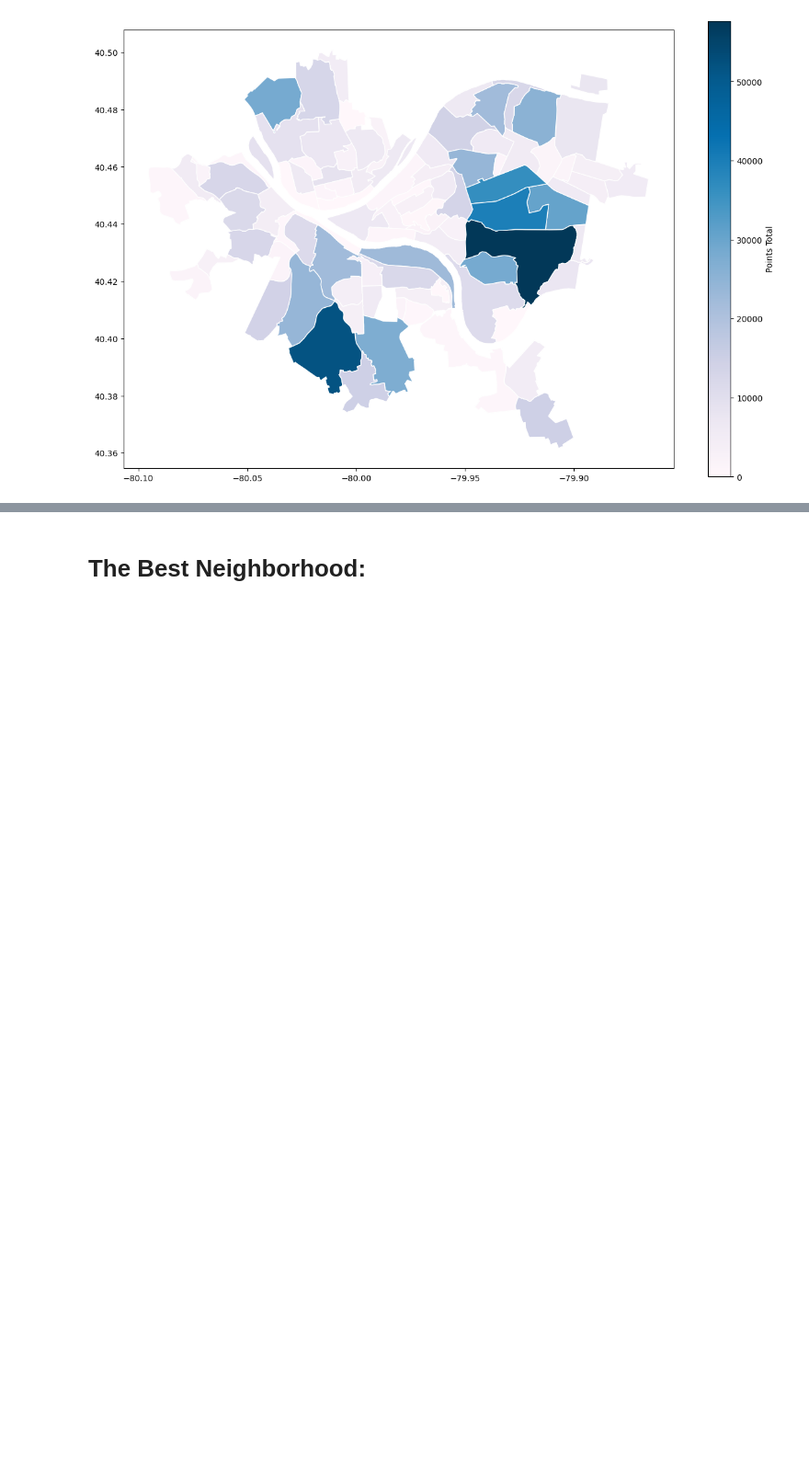
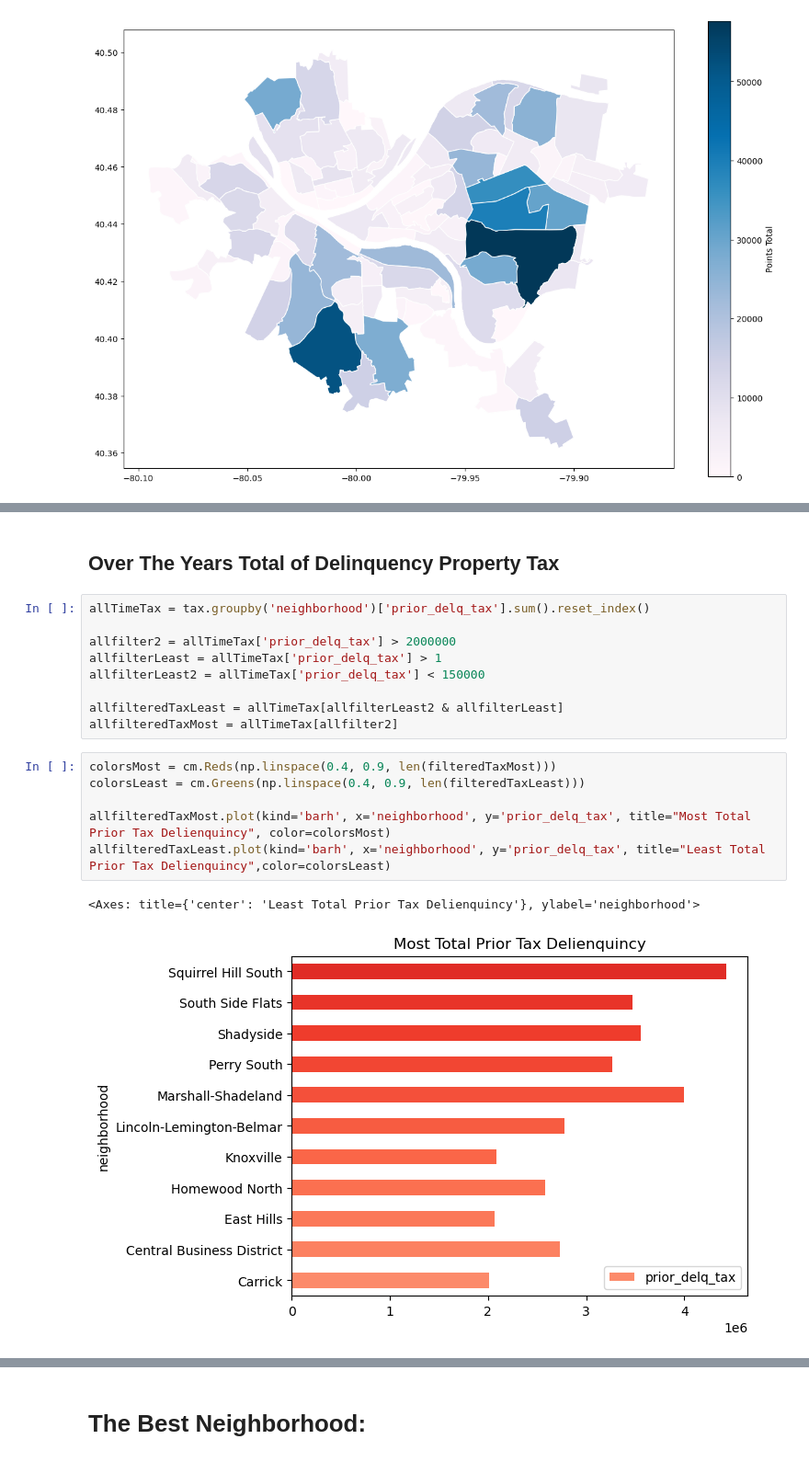
Before and after one commit to GoldSword1234/Big-Ideas-Group-Project, a Jupyter notebook: Final_Project.ipynb, the cells around one changed output, grey strips where cells are left out. Shown at 92% size. Drawn from its saved outputs; the diff is of its cells as text; blank space fills up the shorter version.

```diff
--- a/Final_Project.ipynb
+++ b/Final_Project.ipynb
@@ -491,0 +610,20 @@ house_map.plot(column="hood_y", cmap = "PuBu", edgecolor = "white", legend = Tru
+# %% [markdown]
+## Over The Years Total of Delinquency Property Tax
+# %%
+allTimeTax = tax.groupby('neighborhood')['prior_delq_tax'].sum().reset_index()
+
+allfilter2 = allTimeTax['prior_delq_tax'] > 2000000
+allfilterLeast = allTimeTax['prior_delq_tax'] > 1
+allfilterLeast2 = allTimeTax['prior_delq_tax'] < 150000
+
+allfilteredTaxLeast = allTimeTax[allfilterLeast2 & allfilterLeast]
+allfilteredTaxMost = allTimeTax[allfilter2]
+# %%
+colorsMost = cm.Reds(np.linspace(0.4, 0.9, len(filteredTaxMost)))
+colorsLeast = cm.Greens(np.linspace(0.4, 0.9, len(filteredTaxLeast)))
+
+allfilteredTaxMost.plot(kind='barh', x='neighborhood', y='prior_delq_tax', title="Most Total Prior Tax Delienquincy", color=colorsMost)
+allfilteredTaxLeast.plot(kind='barh', x='neighborhood', y='prior_delq_tax', title="Least Total Prior Tax Delienquincy",color=colorsLeast)
+# %% [output]
+<Axes: title={'center': 'Least Total Prior Tax Delienquincy'}, ylabel='neighborhood'>
+[figure, added]
```
Also changed, not shown: parts of 30 cells of this notebook, 6 other files.
